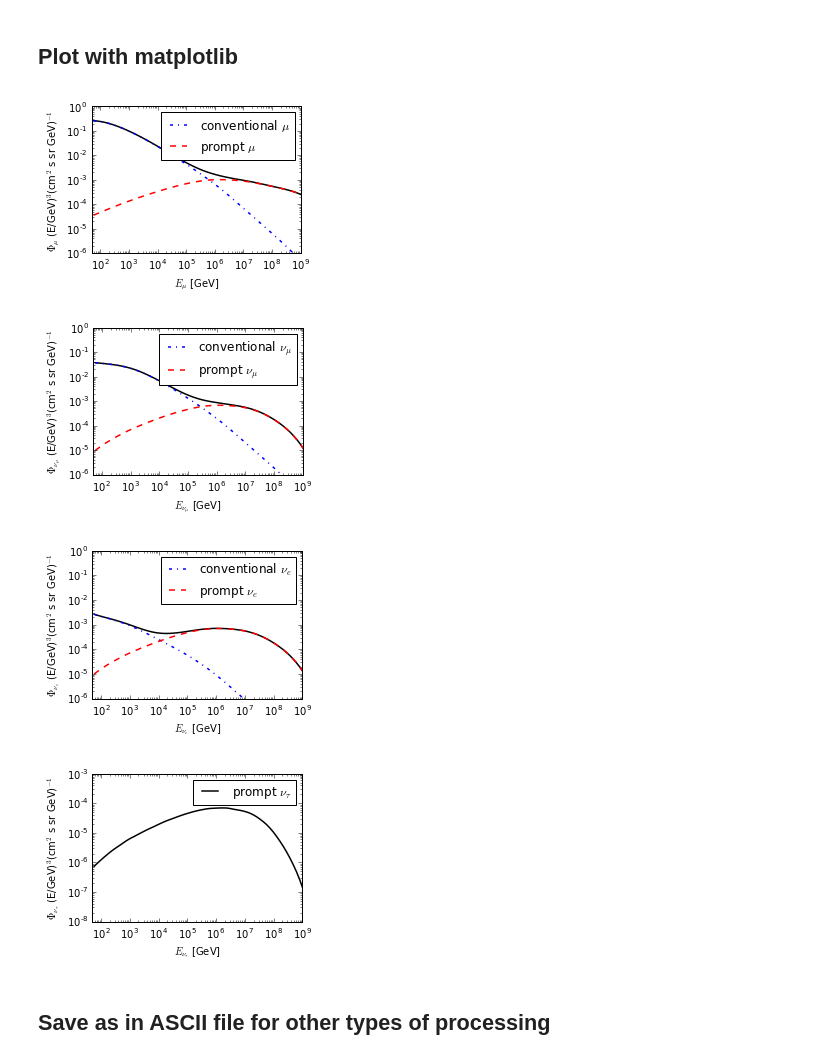
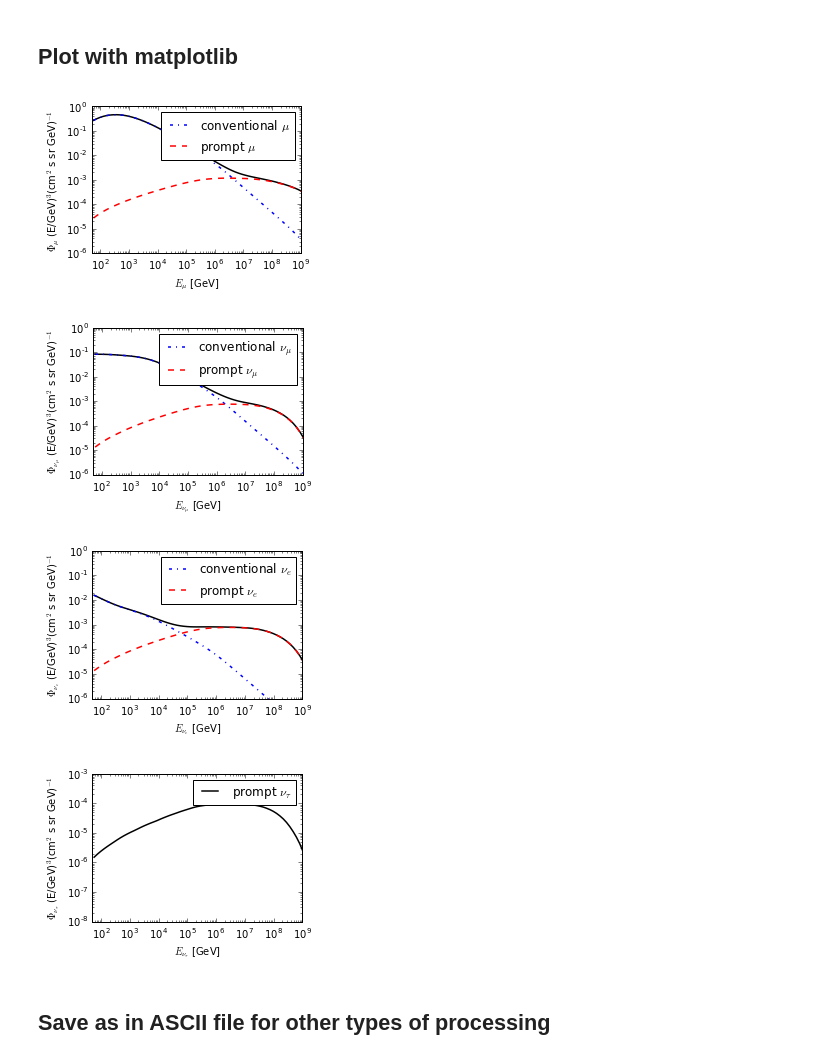
Before and after one commit to mceq-project/MCEq, a Jupyter notebook: examples/basic_flux.ipynb, the cells around one changed output. Saved outputs shown, nothing was run; the diff lists cells and outputs as text; code cells hidden in the pictures.

```diff
--- a/examples/basic_flux.ipynb
+++ b/examples/basic_flux.ipynb
@@ -25,12 +25,12 @@ If the initialization succeeds it will print out some information according to t
 # %%
 mceq_run = MCEqRun(
 #provide the string of the interaction model
-interaction_model='SIBYLL2.3_rc1',
+interaction_model='SIBYLL2.3',
 #primary cosmic ray flux model
 #support a tuple (primary model class (not instance!), arguments)
 primary_model=(pm.Thunman,None),#(pm.HillasGaisser2012, "H3a"),
 # Zenith angle in degrees. 0=vertical, 90=horizontal
-theta_deg=0.0,
+theta_deg=80.0,
 #expand the rest of the options from mceq_config.py
 **config
 )
@@ -128,44 +111,44 @@ Plot with matplotlib
 --------------------
 # %%
 #get path of the home directory + Desktop
-save_pdf = False
+save_pdf = True
 desktop = os.path.join(os.path.expanduser("~"),'Desktop')
 
 for pref, lab in [('mu_',r'\mu'), ('numu_',r'\nu_\mu'), ('nue_',r'\nu_e')]:
     plt.figure(figsize=(4., 3))
     plt.loglog(e_grid, flux[pref + 'total'], color='k', ls='-', lw=1.5)
     plt.loglog(e_grid, flux[pref + 'conv'], color='b', ls='-.', lw=1.5,
                label=r'conventional ${0}$'.format(lab))
     plt.loglog(e_grid, flux[pref + 'pr'], color='r',ls='--', lw=1.5,
                label='prompt ${0}$'.format(lab))
     plt.xlim(50,1e9)
     plt.ylim(1e-6,1)
     plt.xlabel(r"$E_{{{0}}}$ [GeV]".format(lab))
     plt.ylabel(r"$\Phi_{" + lab + "}$ (E/GeV)$^{" + str(mag) +" }$" +
                "(cm$^{2}$ s sr GeV)$^{-1}$")
     plt.legend(loc='upper right')
     plt.tight_layout()
-    if save_pdf: plt.savefig(os.path.join(desktop, pref + 'flux.pdf'))
+    if save_pdf: plt.savefig(os.path.join(desktop, pref + 'flux.eps'))
 
 pref = 'nutau'
 if np.any(flux[pref + '_pr']): #for models without prompt -> no nutau
     plt.figure(figsize=(4., 3))
     lab = r'\nu_\tau'
     plt.loglog(e_grid, flux[pref + '_pr'], color='k', ls='-', lw=1.5,
                label='prompt ${0}$'.format(lab))
     plt.xlim(50,1e9)
     plt.ylim(1e-8,1e-3)
     plt.xlabel(r"$E_{{{0}}}$ [GeV]".format(lab))
     plt.ylabel(r"$\Phi_{" + lab + "}$ (E/GeV)$^{" + str(mag) +" }$" +
                "(cm$^{2}$ s sr GeV)$^{-1}$")
     plt.legend(loc='upper right')
     plt.tight_layout()
-    if save_pdf: plt.savefig(os.path.join(desktop, pref + 'flux.pdf'))
+    if save_pdf: plt.savefig(os.path.join(desktop, pref + 'flux.eps'))
 # %% [output]
-[figure, old version]
+[figure, new version]
-[figure, old version]
+[figure, new version]
-[figure, old version]
+[figure, new version]
-[figure, old version]
+[figure, new version]
 # %% [markdown]
 Save as in ASCII file for other types of processing
 ---------------------------------------------------
```
Also changed, not shown: parts of 3 cells of this notebook, 2 other files.
